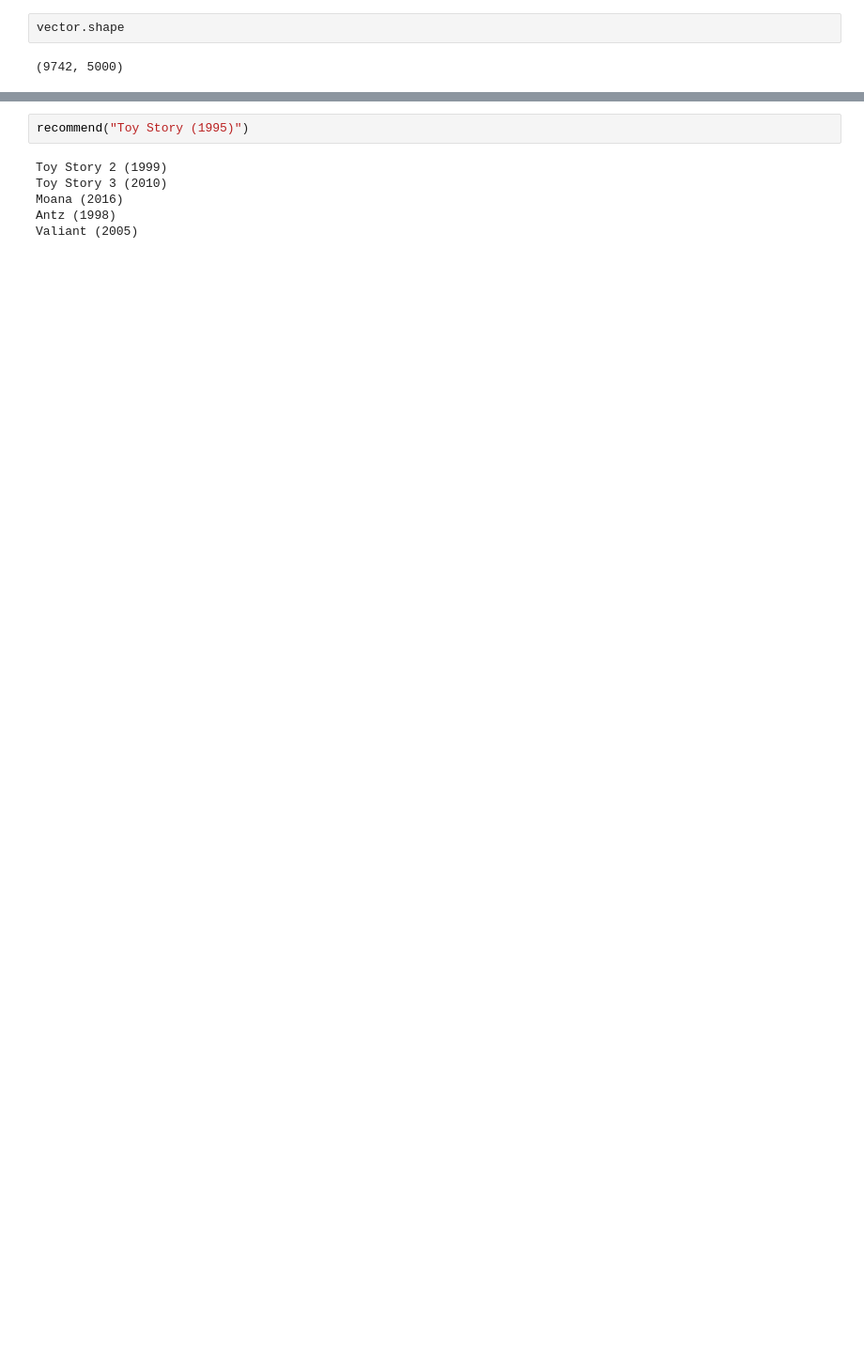
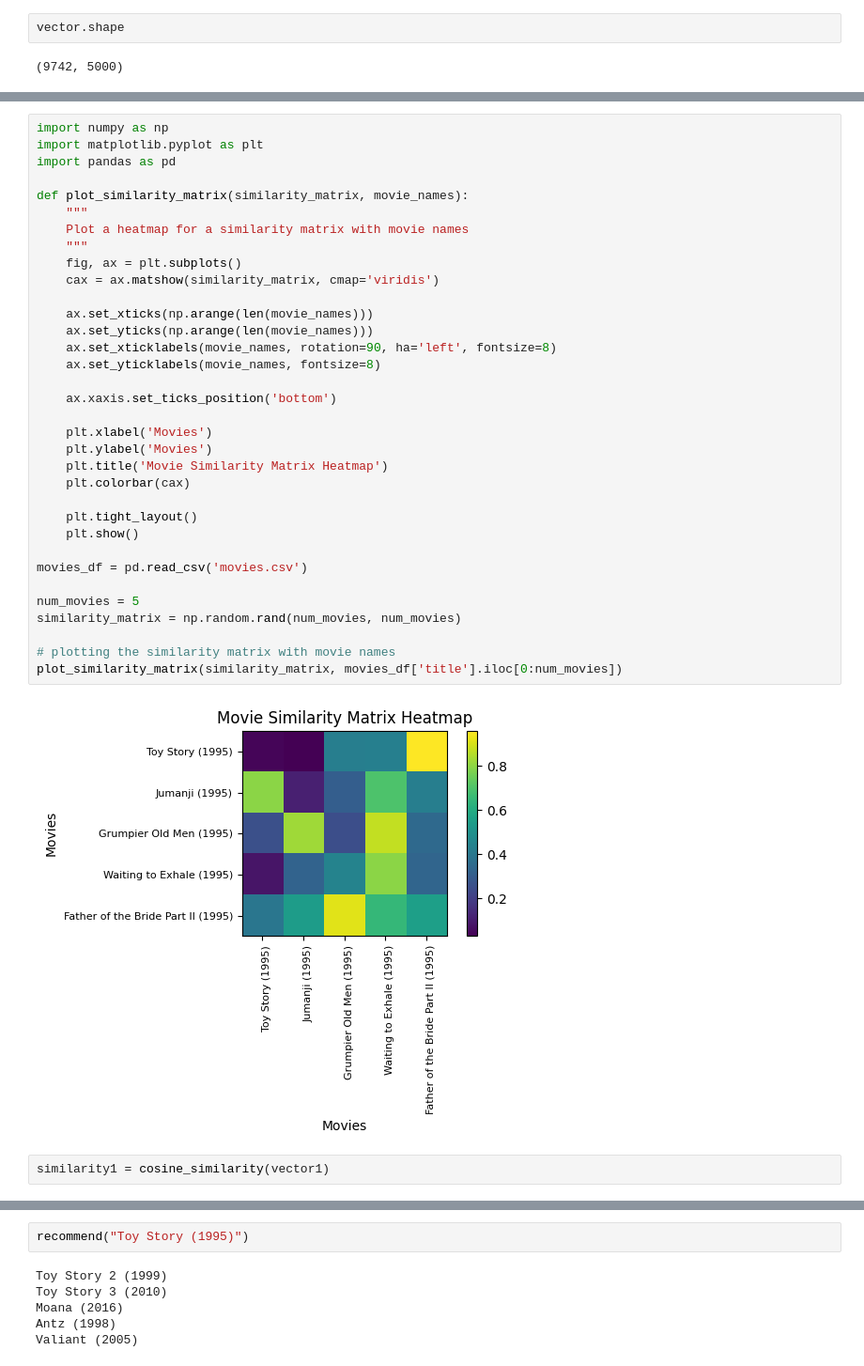
Before and after one commit to ArjunBhattad2004/MovieRecommendationSystem, a Jupyter notebook: content-based-filtering/content_cosine_similarity.ipynb, the cells around one changed output, grey strips where cells are left out. Shown at 94% size. Cells and saved outputs as stored; diff of their text form; blank space fills up the shorter version.

```diff
--- a/content-based-filtering/content_cosine_similarity.ipynb
+++ b/content-based-filtering/content_cosine_similarity.ipynb
@@ -120,0 +169,38 @@ similarity.shape
+# %%
+import numpy as np
+import matplotlib.pyplot as plt
+import pandas as pd
+
+def plot_similarity_matrix(similarity_matrix, movie_names):
+    """
+    Plot a heatmap for a similarity matrix with movie names
+    """
+    fig, ax = plt.subplots()
+    cax = ax.matshow(similarity_matrix, cmap='viridis')
+
+    ax.set_xticks(np.arange(len(movie_names)))
+    ax.set_yticks(np.arange(len(movie_names)))
+    ax.set_xticklabels(movie_names, rotation=90, ha='left', fontsize=8)
+    ax.set_yticklabels(movie_names, fontsize=8)
+
+    ax.xaxis.set_ticks_position('bottom')
+
+    plt.xlabel('Movies')
+    plt.ylabel('Movies')
+    plt.title('Movie Similarity Matrix Heatmap')
+    plt.colorbar(cax)
+
+    plt.tight_layout()
+    plt.show()
+
+movies_df = pd.read_csv('movies.csv')
+
+num_movies = 5
+similarity_matrix = np.random.rand(num_movies, num_movies)
+
+# plotting the similarity matrix with movie names
+plot_similarity_matrix(similarity_matrix, movies_df['title'].iloc[0:num_movies])
+# %% [output]
+[figure, added]
+# %%
+similarity1 = cosine_similarity(vector1)
```
Also changed, not shown: parts of 25 cells of this notebook.
